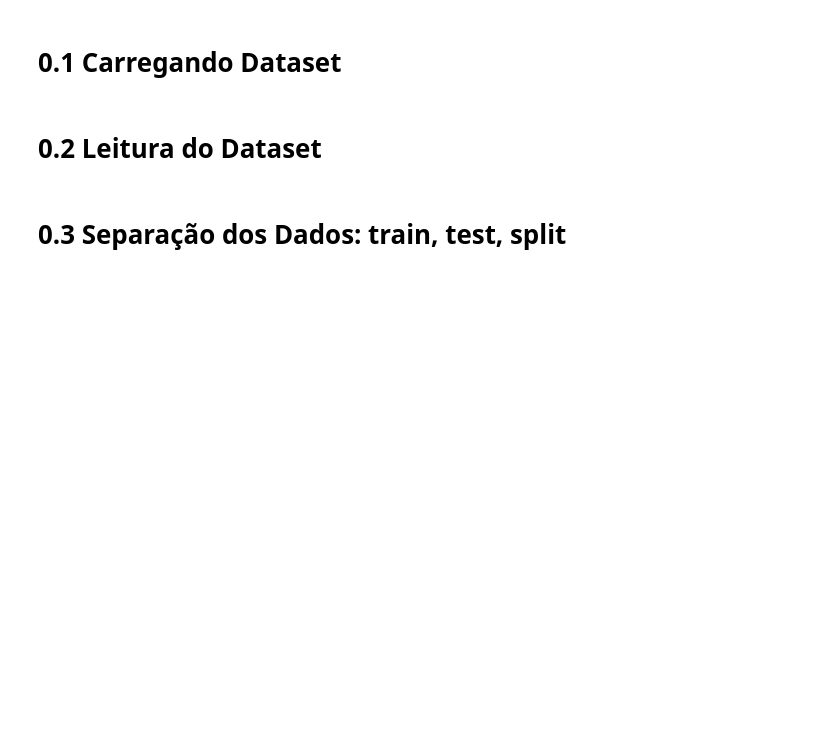
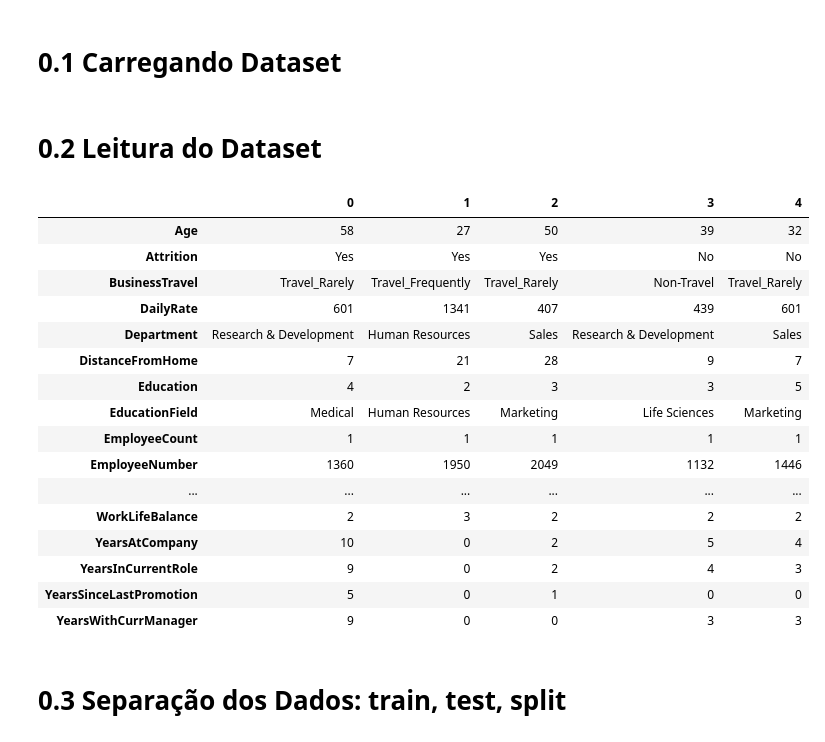
Before and after one commit to lucasffreitasds/projeto_RH_CRISP, a Jupyter notebook: projeto_RH_CRISP.ipynb, the cells around one changed output. Drawn from its saved outputs; the diff is of its cells as text; code cells hidden in the pictures; blank space fills up the shorter version.

```diff
--- a/projeto_RH_CRISP.ipynb
+++ b/projeto_RH_CRISP.ipynb
@@ -12,6 +13,26 @@ from sklearn.model_selection import train_test_split as ms
 df_raw = pd.read_csv('/mnt/c/Users/T.i/Documents/Repos/projeto_RH/dataset/HR-Employee-Attrition-balanced.csv')
 # %% [markdown]
 # 0.2 Leitura do Dataset
+# %%
+df1.head(5).T
+# %% [output]
+|  | 0 | 1 | 2 | 3 | 4 |
+| Age | 58 | 27 | 50 | 39 | 32 |
+| Attrition | Yes | Yes | Yes | No | No |
+| BusinessTravel | Travel_Rarely | Travel_Frequently | Travel_Rarely | Non-Travel | Travel_Rarely |
+| DailyRate | 601 | 1341 | 407 | 439 | 601 |
+| Department | Research & Development | Human Resources | Sales | Research & Development | Sales |
+| DistanceFromHome | 7 | 21 | 28 | 9 | 7 |
+| Education | 4 | 2 | 3 | 3 | 5 |
+| EducationField | Medical | Human Resources | Marketing | Life Sciences | Marketing |
+| EmployeeCount | 1 | 1 | 1 | 1 | 1 |
+| EmployeeNumber | 1360 | 1950 | 2049 | 1132 | 1446 |
+| ... | ... | ... | ... | ... | ... |
+| WorkLifeBalance | 2 | 3 | 2 | 2 | 2 |
+| YearsAtCompany | 10 | 0 | 2 | 5 | 4 |
+| YearsInCurrentRole | 9 | 0 | 2 | 4 | 3 |
+| YearsSinceLastPromotion | 5 | 0 | 1 | 0 | 0 |
+| YearsWithCurrManager | 9 | 0 | 0 | 3 | 3 |
 # %% [markdown]
 # 0.3 Separação dos Dados: train, test, split
 # %%
```
Also changed, not shown: parts of 26 cells of this notebook, 1 other file.
